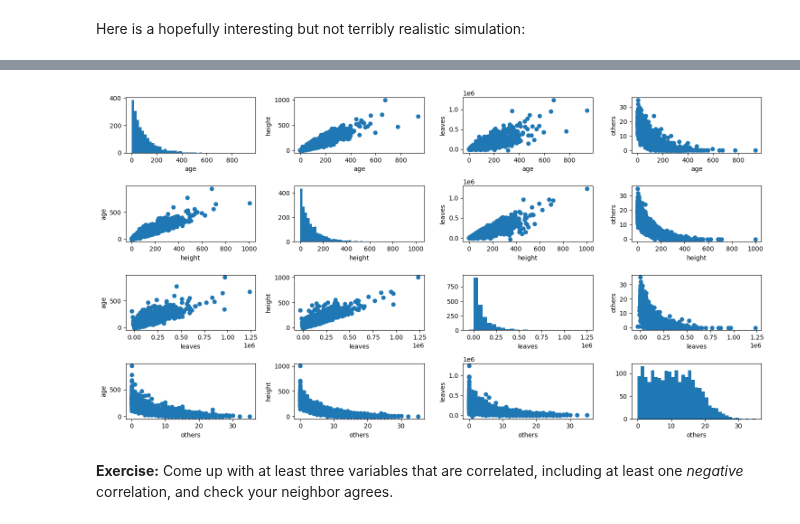
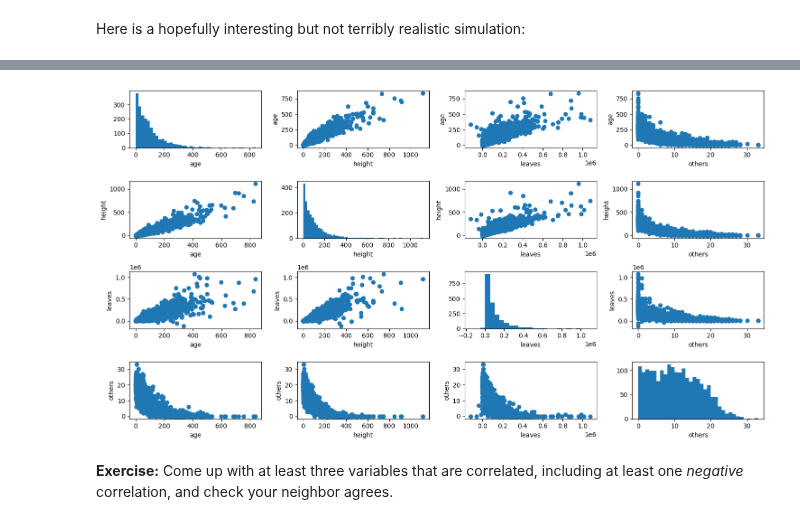
Before and after one commit to UOdsci/dsci345, a Jupyter notebook: class_material/slides/Week_06_Covariance.ipynb, the cells around one changed output, grey strips where cells are left out. Saved outputs shown, nothing was run; the diff lists cells and outputs as text; code cells hidden in the pictures.

```diff
--- a/class_material/slides/Week_06_Covariance.ipynb
+++ b/class_material/slides/Week_06_Covariance.ipynb
@@ -83,3 +83,11 @@ ax.set_xlabel("X"); ax.set_ylabel("Y");
 ## Exercise:
 
 Modify the example so that $\cov[X, Y] = - 1/2$ (and so the plot tilts the other way).
+# %%
+Z = rng.normal(size=(3, 2000))
+X = ( Z[0,:] + Z[1,:] ) / np.sqrt(2)
+Y = ( Z[2,:] - Z[1,:] ) / np.sqrt(2)
+fig, ax = plt.subplots()
+ax.scatter(X, Y); ax.set_aspect(1)
+ax.set_xlabel("X"); ax.set_ylabel("Y");
+print(f"Covariance: {np.cov(X, Y)}")
@@ -135,17 +147,17 @@ array([[ 1.        ,  0.93405091,  0.83517393, -0.73588272],
 # %%
 fig, axes = plt.subplots(4, 4)
 names = ['age', 'height', 'leaves', 'others']
 for i in range(4):
     for j in range(4):
         ax = axes[i][j]
         if i == j:
             ax.hist(X[:,i], bins=pretty(X[:,i], 40)); ax.set_xlabel(names[i])
         else:
-            ax.scatter(X[:,i], X[:,j]); ax.set_xlabel(names[i]); ax.set_ylabel(names[j])
+            ax.scatter(X[:,j], X[:,i]); ax.set_xlabel(names[j]); ax.set_ylabel(names[i])
 
 plt.tight_layout()
 # %% [output]
-[figure, old version]
+[figure, new version]
 # %% [markdown]
 **Exercise:**
 Come up with at least three variables that are correlated,
```
Also changed, not shown: parts of 4 cells of this notebook, 3 other files.
